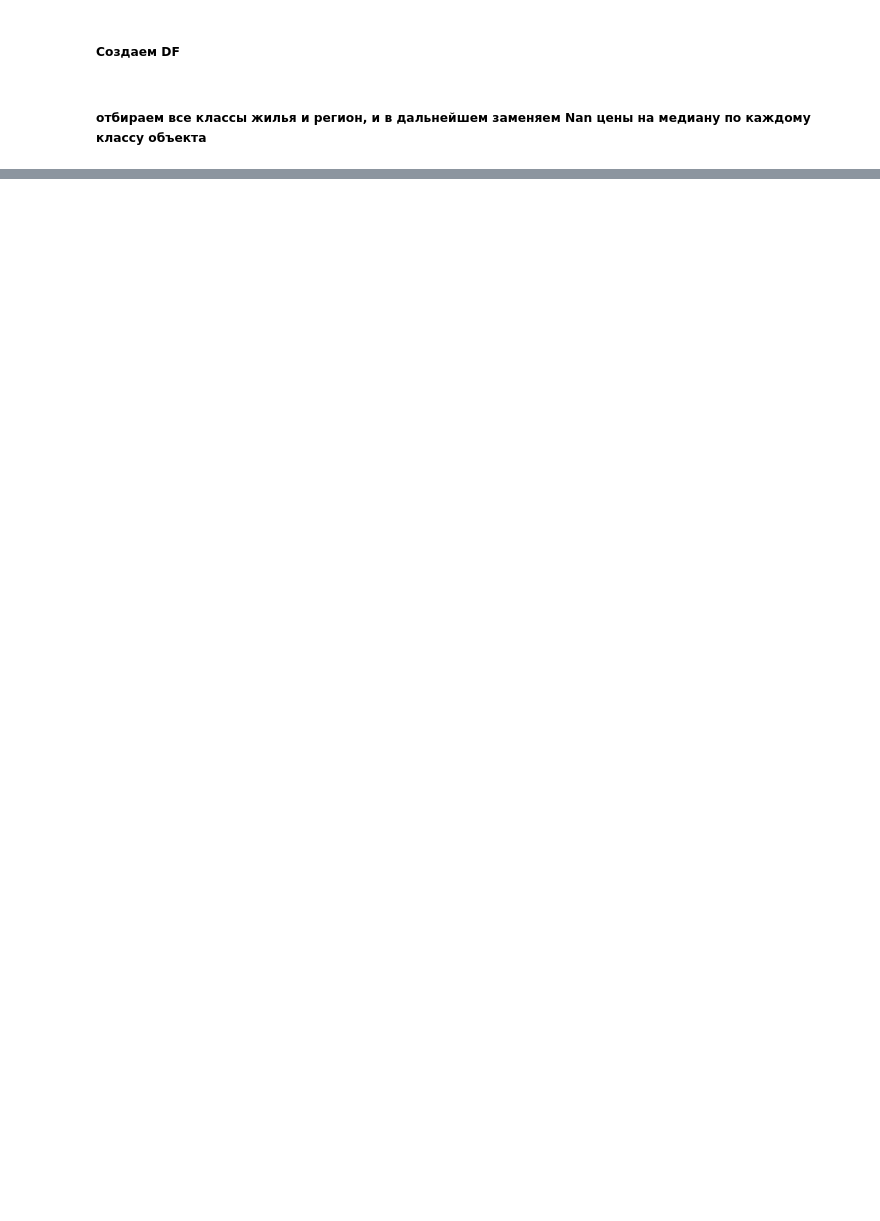
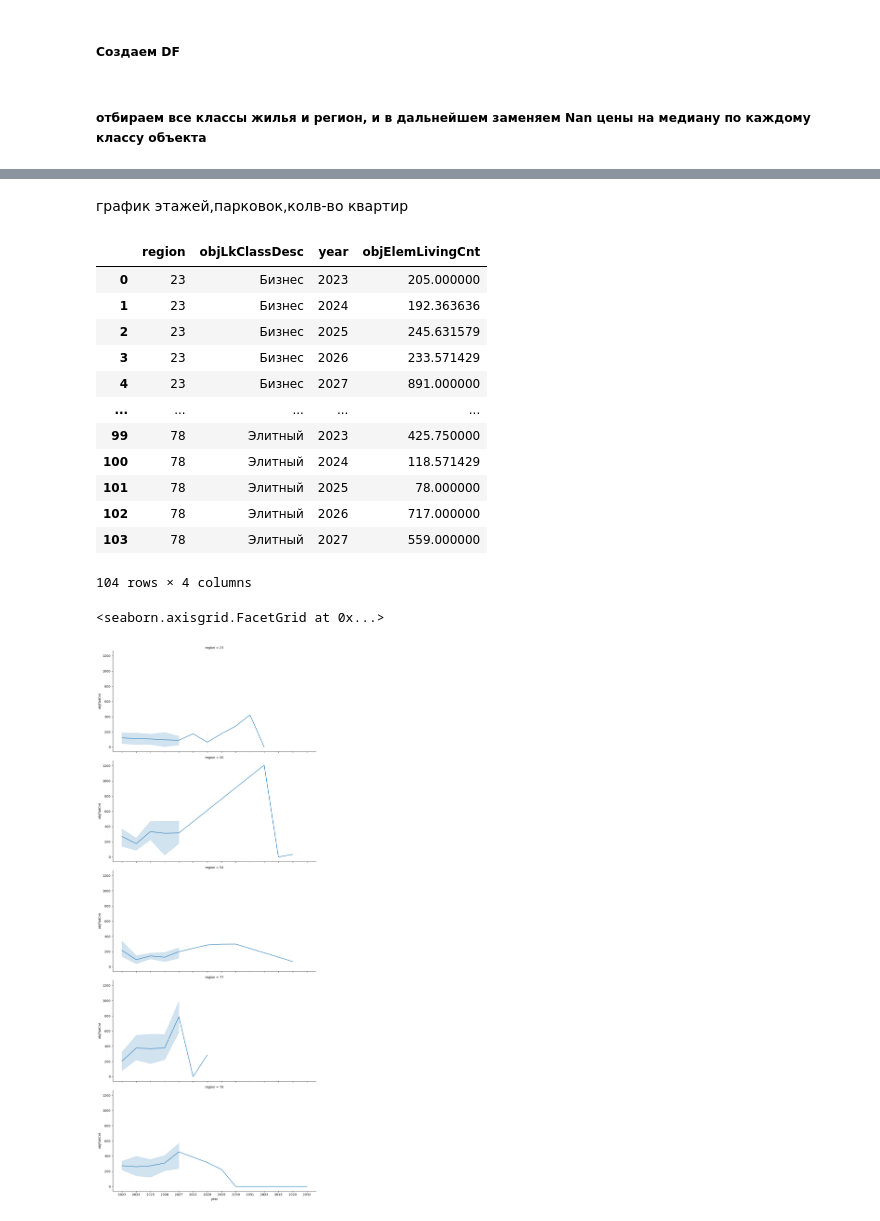
Before and after one commit to AlbrtKrd/DS_Reebot, a Jupyter notebook: Lessons_3_4/Home.ipynb, the cells around one changed output, grey strips where cells are left out. Cells and saved outputs as stored; diff of their text form; code cells hidden in the pictures; blank space fills up the shorter version.

```diff
--- a/Lessons_3_4/Home.ipynb
+++ b/Lessons_3_4/Home.ipynb
@@ -48,0 +60,4 @@ for cla in a:
+# %%
+top_reg=df.groupby(['region']).count().sort_values('id',ascending=False).reset_index().head(5)['region']
+df=df[df['region'].isin(top_reg)].reset_index(drop=True)
+df.head()
@@ -48,0 +71,31 @@ for cla in a:
+# %% [markdown]
+график этажей,парковок,колв-во квартир
+# %%
+target=['objElemParkingCnt','objFloorCnt','objFlatCnt']
+df[df.residentialBuildings == 1].groupby(['region','objLkClassDesc','year'])['objElemLivingCnt'].mean().reset_index()
+
+sns.relplot(
+    x='year',
+    y='objFlatCnt',
+    # hue='objLkClassDesc',
+    data=df.groupby(['region','objLkClassDesc','year'])['objFlatCnt'].mean().reset_index(),
+    row='region',
+    kind='line',
+    aspect=2,
+    height=5)
+# %% [output]
+|  | region | objLkClassDesc | year | objElemLivingCnt |
+| 0 | 23 | Бизнес | 2023 | 205.000000 |
+| 1 | 23 | Бизнес | 2024 | 192.363636 |
+| 2 | 23 | Бизнес | 2025 | 245.631579 |
+| 3 | 23 | Бизнес | 2026 | 233.571429 |
+| 4 | 23 | Бизнес | 2027 | 891.000000 |
+| ... | ... | ... | ... | ... |
+| 99 | 78 | Элитный | 2023 | 425.750000 |
+| 100 | 78 | Элитный | 2024 | 118.571429 |
+| 101 | 78 | Элитный | 2025 | 78.000000 |
+| 102 | 78 | Элитный | 2026 | 717.000000 |
+| 103 | 78 | Элитный | 2027 | 559.000000 |
+104 rows × 4 columns
+<seaborn.axisgrid.FacetGrid at 0x...>
+[figure, added]
```
Also changed, not shown: parts of 38 cells of this notebook.
